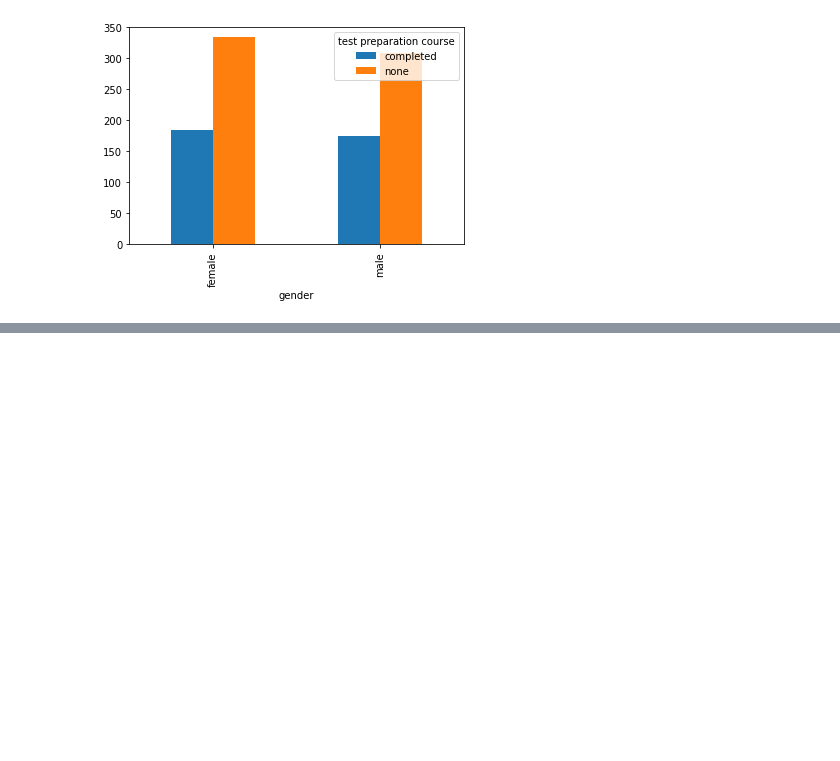
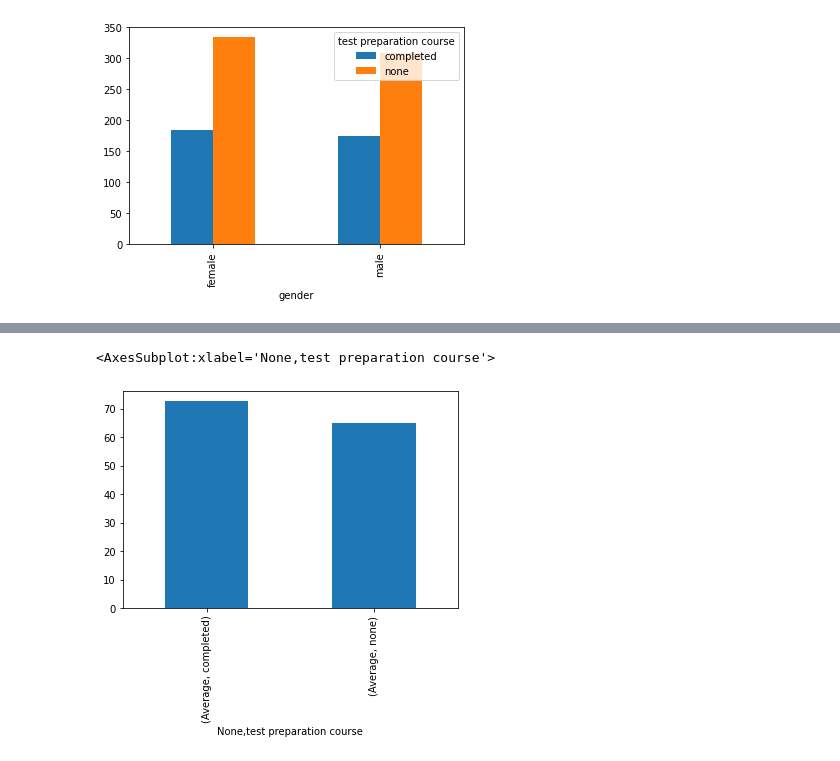
Before and after one commit to DevMehta-30/STC-ML, a Jupyter notebook: Notebook.ipynb, the cells around one changed output, grey strips where cells are left out. Saved outputs shown, nothing was run; the diff lists cells and outputs as text; code cells hidden in the pictures; blank space fills up the shorter version.

```diff
--- a/Notebook.ipynb
+++ b/Notebook.ipynb
@@ -108,0 +144,15 @@ df1.plot(kind="bar")
+# %%
+import numpy as np
+import pandas as pd
+import seaborn as sns
+import matplotlib.pyplot as plt
+
+df= pd.read_csv("StudentsPerformance.csv")
+df['Total']= df['math score'] + df['reading score'] + df['writing score']
+df['Average']=df['Total']/3
+df=df[["test preparation course","Average"]].groupby("test preparation course").mean()
+df=df.unstack()
+df.plot(kind="bar")
+# %% [output]
+<AxesSubplot:xlabel='None,test preparation course'>
+[figure, added]
```
Also changed, not shown: parts of 7 cells of this notebook.
